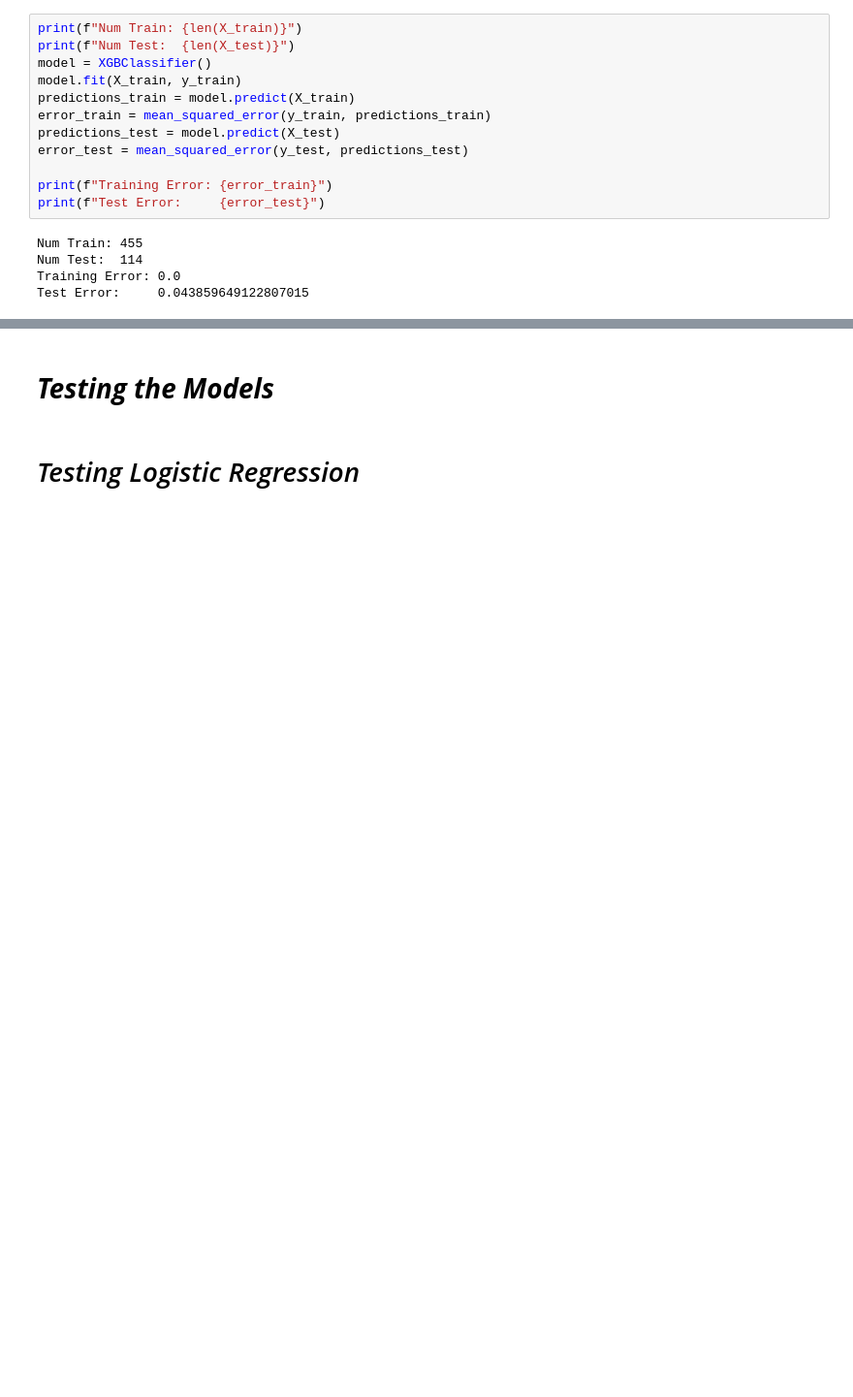
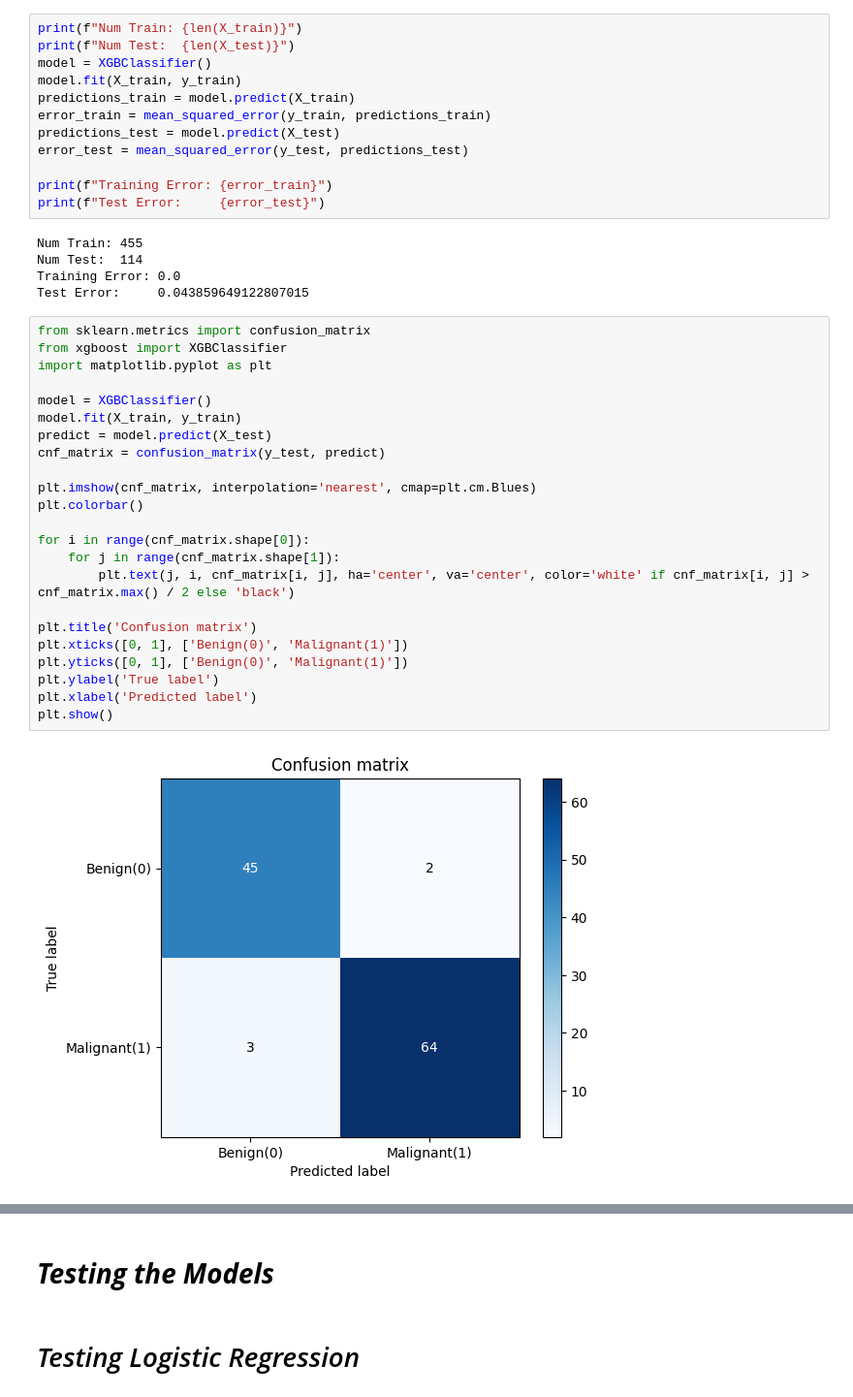
Before and after one commit to Jum-eng/DCIT-311-MACHINE-LEARNING-PROJECT, a Jupyter notebook: Code.ipynb, the cells around one changed output, grey strips where cells are left out. Shown at 97% size. Drawn from its saved outputs; the diff is of its cells as text; blank space fills up the shorter version.

```diff
--- a/Code.ipynb
+++ b/Code.ipynb
@@ -703,3 +822,28 @@ Num Train: 455
 Num Test:  114
 Training Error: 0.0
 Test Error:     0.043859649122807015
+# %%
+from sklearn.metrics import confusion_matrix
+from xgboost import XGBClassifier
+import matplotlib.pyplot as plt
+
+model = XGBClassifier()
+model.fit(X_train, y_train)
+predict = model.predict(X_test)
+cnf_matrix = confusion_matrix(y_test, predict)
+
+plt.imshow(cnf_matrix, interpolation='nearest', cmap=plt.cm.Blues)
+plt.colorbar()
+
+for i in range(cnf_matrix.shape[0]):
+    for j in range(cnf_matrix.shape[1]):
+        plt.text(j, i, cnf_matrix[i, j], ha='center', va='center', color='white' if cnf_matrix[i, j] > cnf_matrix.max() / 2 else 'black')
+
+plt.title('Confusion matrix')
+plt.xticks([0, 1], ['Benign(0)', 'Malignant(1)'])
+plt.yticks([0, 1], ['Benign(0)', 'Malignant(1)'])
+plt.ylabel('True label')
+plt.xlabel('Predicted label')
+plt.show()
+# %% [output]
+[figure, added]
```
Also changed, not shown: parts of 18 cells of this notebook.
